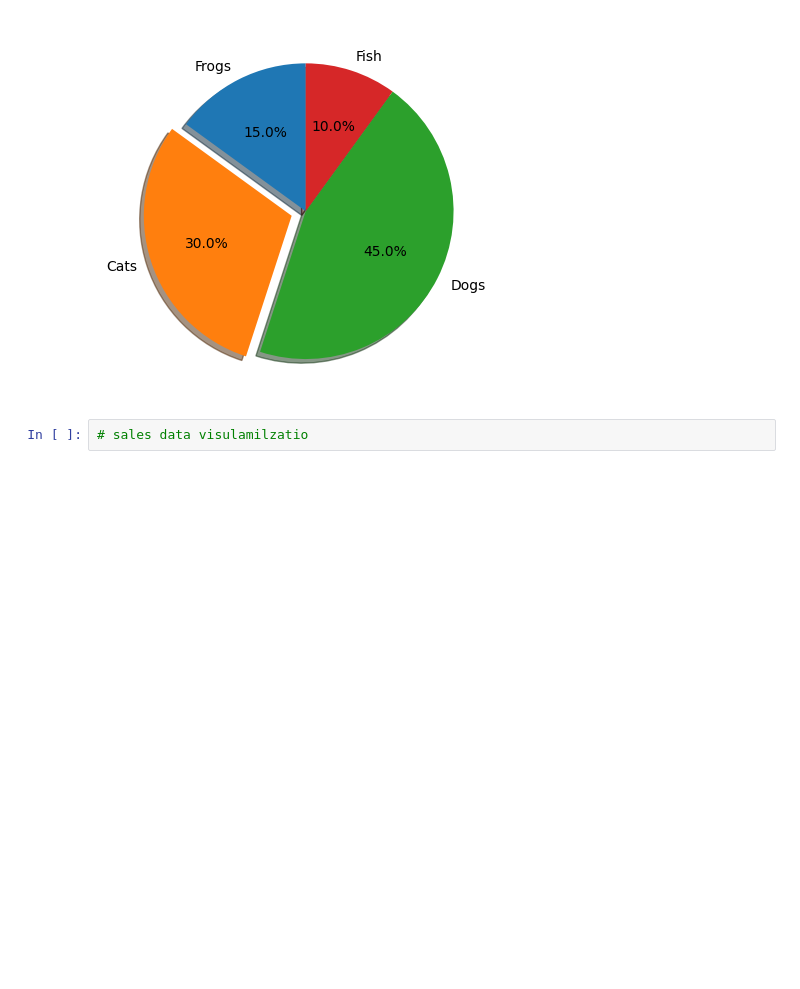
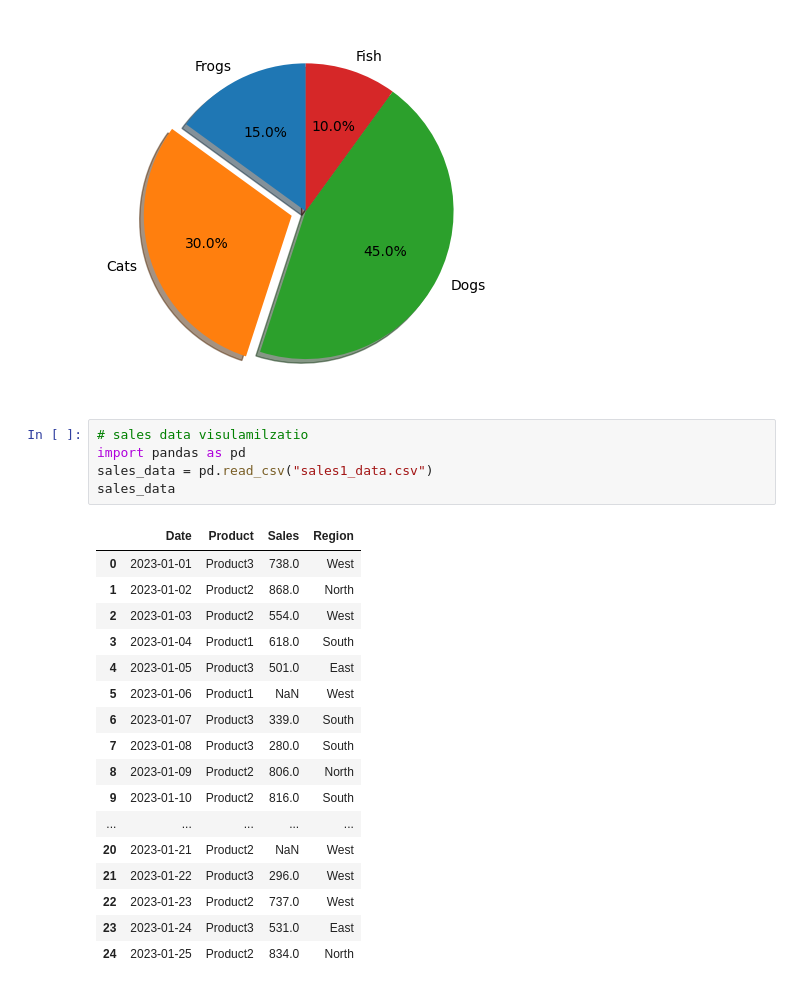
Before and after one commit to surajkatre/ML-Ops, a Jupyter notebook: data_analysis/matp.ipynb, the cells around one changed output. Cells and saved outputs as stored; diff of their text form; blank space fills up the shorter version.

```diff
--- a/data_analysis/matp.ipynb
+++ b/data_analysis/matp.ipynb
@@ -129,5 +129,26 @@ ax1.pie(sizes, explode=explode, labels=labels, autopct='%1.1f%%',
   Text(0.5346039349157352, -0.27239425980114257, '45.0%'),
   Text(0.1854101725829972, 0.5706339175888016, '10.0%')])
 [figure]
-# %%
-# sales data visulamilzatio
+# %%
+# sales data visulamilzatio
+import pandas as pd
+sales_data = pd.read_csv("sales1_data.csv")
+sales_data
+# %% [output]
+|  | Date | Product | Sales | Region |
+| 0 | 2023-01-01 | Product3 | 738.0 | West |
+| 1 | 2023-01-02 | Product2 | 868.0 | North |
+| 2 | 2023-01-03 | Product2 | 554.0 | West |
+| 3 | 2023-01-04 | Product1 | 618.0 | South |
+| 4 | 2023-01-05 | Product3 | 501.0 | East |
+| 5 | 2023-01-06 | Product1 | NaN | West |
+| 6 | 2023-01-07 | Product3 | 339.0 | South |
+| 7 | 2023-01-08 | Product3 | 280.0 | South |
+| 8 | 2023-01-09 | Product2 | 806.0 | North |
+| 9 | 2023-01-10 | Product2 | 816.0 | South |
+| ... | ... | ... | ... | ... |
+| 20 | 2023-01-21 | Product2 | NaN | West |
+| 21 | 2023-01-22 | Product3 | 296.0 | West |
+| 22 | 2023-01-23 | Product2 | 737.0 | West |
+| 23 | 2023-01-24 | Product3 | 531.0 | East |
+| 24 | 2023-01-25 | Product2 | 834.0 | North |
```
Also changed, not shown: parts of 2 cells of this notebook, 7 other files.
